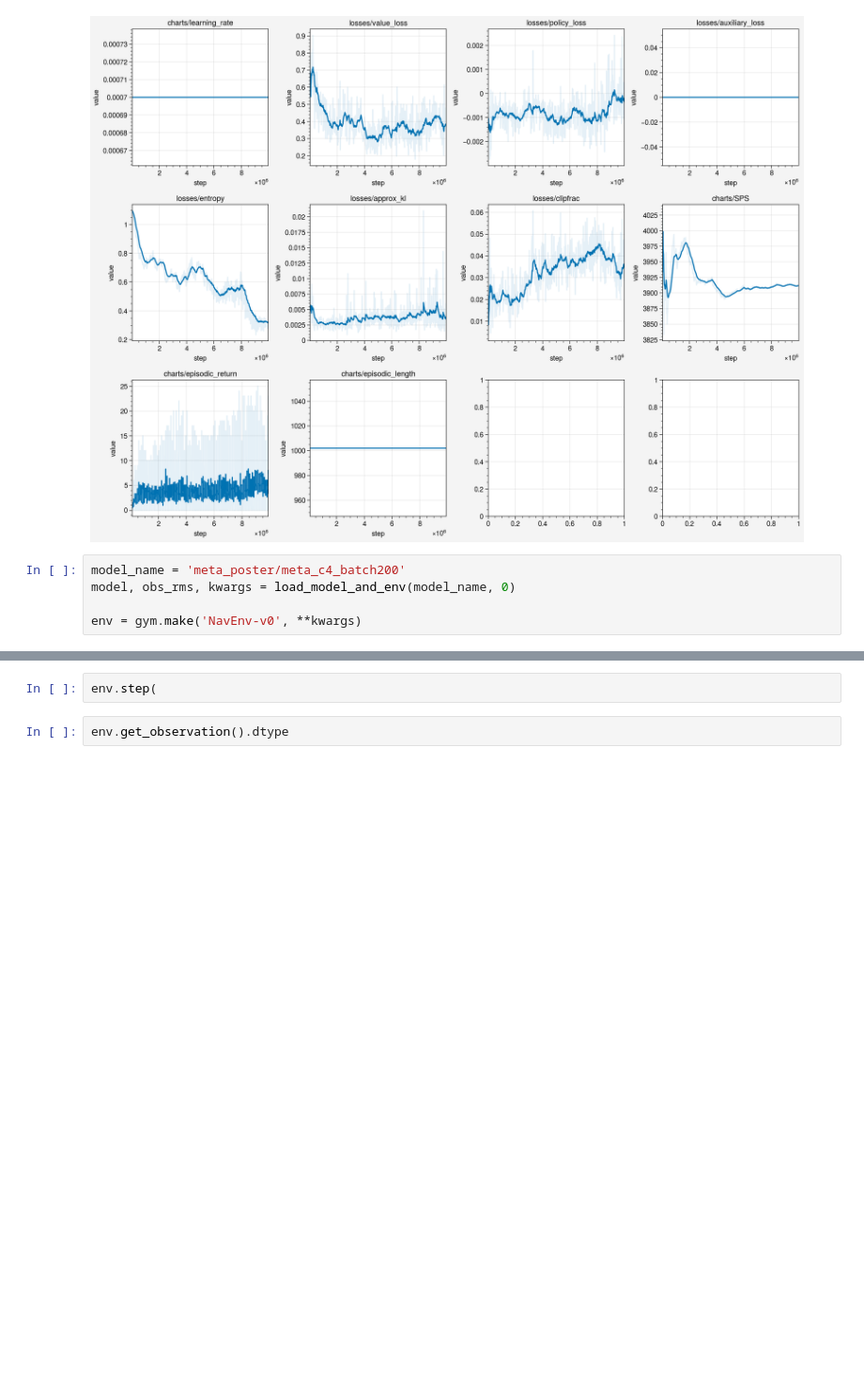
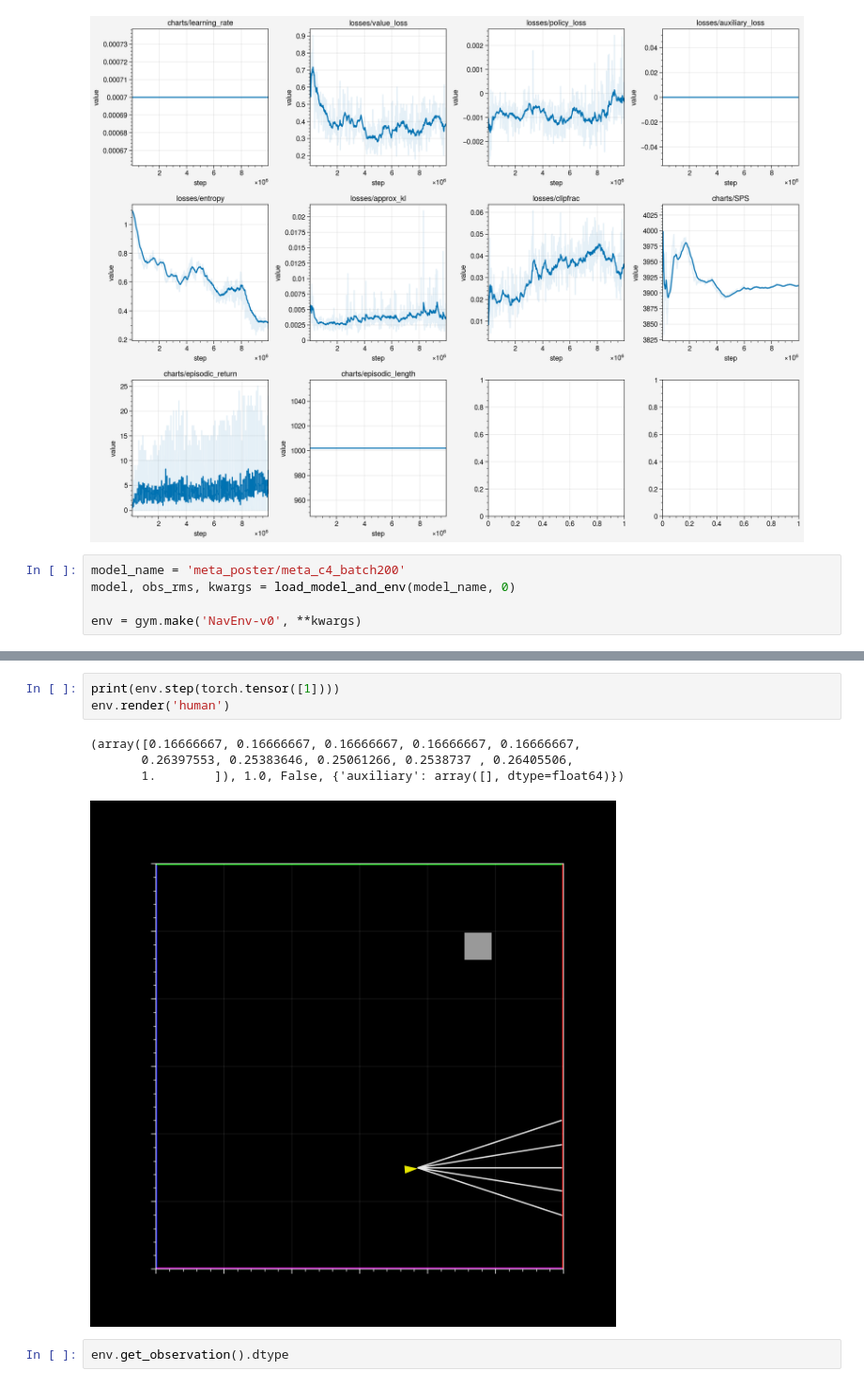
Before and after one commit to liuandrew/training-rl-algo, a Jupyter notebook: write_and_test/meta_nav.ipynb, the cells around one changed output, grey strips where cells are left out. Shown at 94% size. Saved outputs shown, nothing was run; the diff lists cells and outputs as text; blank space fills up the shorter version.

```diff
--- a/write_and_test/meta_nav.ipynb
+++ b/write_and_test/meta_nav.ipynb
@@ -122,5 +122,11 @@ env.render('human')
 # %%
-env.step(
+print(env.step(torch.tensor([1])))
+env.render('human')
+# %% [output]
+(array([0.16666667, 0.16666667, 0.16666667, 0.16666667, 0.16666667,
+       0.26397553, 0.25383646, 0.25061266, 0.2538737 , 0.26405506,
+       1.        ]), 1.0, False, {'auxiliary': array([], dtype=float64)})
+[figure, added]
 # %%
 env.get_observation().dtype
 # %% [output]
```
Also changed, not shown: parts of 4 cells of this notebook, 10 other files.
